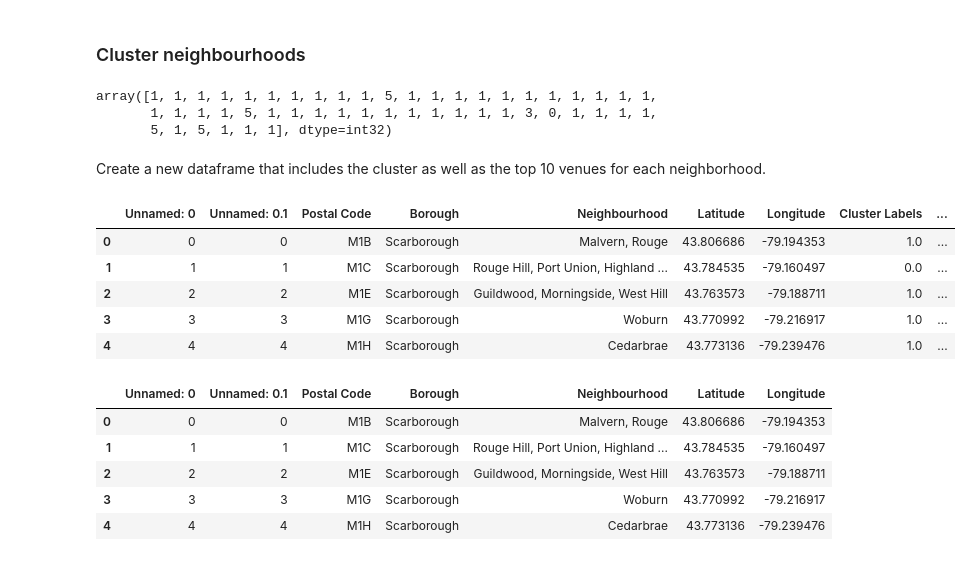
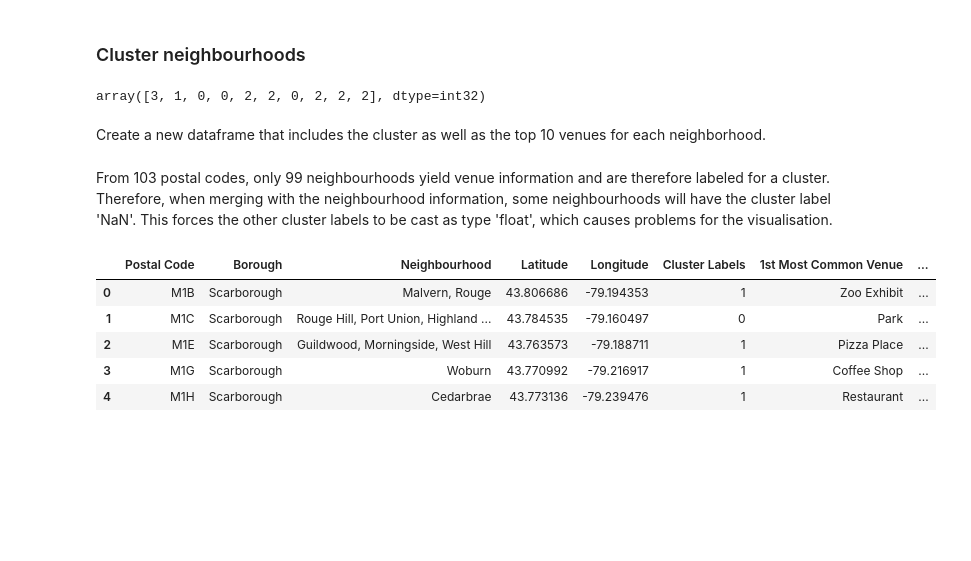
Before and after one commit to RubenSharpe/Coursera-Capstone, a Jupyter notebook: Toronto neighbourhoods part 3.ipynb, the cells around one changed output. Cells and saved outputs as stored; diff of their text form; code cells hidden in the pictures; blank space fills up the shorter version.

Commit message:
Completed analysis of Toronto neighbourhoods.

```diff
--- a/Toronto neighbourhoods part 3.ipynb
+++ b/Toronto neighbourhoods part 3.ipynb
@@ -57,7 +64,7 @@ map_toronto
 For all the Toronto neighbourhoods, obtain all the venues within a certain range from Foursquare. Start by defining a function that automates the get request.
 # %%
 # function that extracts venue names, locations and categories from location data in a dataframe
-def getNearbyVenues(names, latitudes, longitudes, radius=500):
+def getNearbyVenues(names, latitudes, longitudes, radius=1500): # radius is 1500 m because Toronto appears to be less dense than Manhattan
 
     venues_list=[]
     for name, lat, lng in zip(names, latitudes, longitudes):
@@ -219,6 +226,7 @@ neighbourhoods_venues_sorted['Neighbourhood'] = toronto_grouped['Neighbourhood']
 for ind in np.arange(toronto_grouped.shape[0]):
     neighbourhoods_venues_sorted.iloc[ind, 1:] = return_most_common_venues(toronto_grouped.iloc[ind, :], num_top_venues)
 
+temp = neighbourhoods_venues_sorted
 neighbourhoods_venues_sorted.head()
 # %% [output]
 |  | Neighbourhood | 1st Most Common Venue | 2nd Most Common Venue | 3rd Most Common Venue | 4th Most Common Venue | ... |
@@ -231,7 +239,7 @@ neighbourhoods_venues_sorted.head()
 ### Cluster neighbourhoods
 # %%
 # set number of clusters
-kclusters = 6
+kclusters = 5
 
 toronto_grouped_clustering = toronto_grouped.drop('Neighbourhood', 1)
 
@@ -239,36 +247,33 @@ toronto_grouped_clustering = toronto_grouped.drop('Neighbourhood', 1)
 kmeans = KMeans(n_clusters=kclusters, random_state=0).fit(toronto_grouped_clustering)
 
 # check cluster labels generated for each row in the dataframe
-kmeans.labels_[0:50]
+kmeans.labels_[0:10]
 # %% [output]
-array([1, 1, 1, 1, 1, 1, 1, 1, 1, 1, 5, 1, 1, 1, 1, 1, 1, 1, 1, 1, 1, 1,
-       1, 1, 1, 1, 5, 1, 1, 1, 1, 1, 1, 1, 1, 1, 1, 1, 3, 0, 1, 1, 1, 1,
-       5, 1, 5, 1, 1, 1], dtype=int32)
+array([3, 1, 0, 0, 2, 2, 0, 2, 2, 2], dtype=int32)
 # %% [markdown]
 Create a new dataframe that includes the cluster as well as the top 10 venues for each neighborhood.
+# %%
+# add clustering labels
+neighbourhoods_venues_sorted = temp
+neighbourhoods_venues_sorted.insert(0, 'Cluster Labels', kmeans.labels_)
+# %% [markdown]
+From 103 postal codes, only 99 neighbourhoods yield venue information and are therefore labeled for a cluster. Therefore, when merging with the neighbourhood information, some neighbourhoods will have the cluster label 'NaN'. This forces the other cluster labels to be cast as type 'float', which causes problems  for the visualisation.
 # %%
-# add clustering labels
-neighbourhoods_venues_sorted.insert(0, 'Cluster Labels', kmeans.labels_)
-
 toronto_merged = toronto_nbhs
 
 # merge toronto_grouped with toronto_data to add latitude/longitude for each neighbourhood
 toronto_merged = toronto_merged.join(neighbourhoods_venues_sorted.set_index('Neighbourhood'), on='Neighbourhood')
 
+
+# NaN' cluster labels are replaced with value 5, cluster labels are then recast as type 'int'
+toronto_merged['Cluster Labels'] = toronto_merged['Cluster Labels'].fillna(5)
+toronto_merged['Cluster Labels'] = toronto_merged['Cluster Labels'].astype(int)
+#toronto_merged.groupby(['Cluster Labels', 'Neighbourhood']).count()
 toronto_merged.head() # check the last columns!
 # %% [output]
-|  | Unnamed: 0 | Unnamed: 0.1 | Postal Code | Borough | Neighbourhood | Latitude | Longitude | Cluster Labels | ... |
-| 0 | 0 | 0 | M1B | Scarborough | Malvern, Rouge | 43.806686 | -79.194353 | 1.0 | ... |
-| 1 | 1 | 1 | M1C | Scarborough | Rouge Hill, Port Union, Highland ... | 43.784535 | -79.160497 | 0.0 | ... |
-| 2 | 2 | 2 | M1E | Scarborough | Guildwood, Morningside, West Hill | 43.763573 | -79.188711 | 1.0 | ... |
-| 3 | 3 | 3 | M1G | Scarborough | Woburn | 43.770992 | -79.216917 | 1.0 | ... |
-| 4 | 4 | 4 | M1H | Scarborough | Cedarbrae | 43.773136 | -79.239476 | 1.0 | ... |
+|  | Postal Code | Borough | Neighbourhood | Latitude | Longitude | Cluster Labels | 1st Most Common Venue | ... |
+| 0 | M1B | Scarborough | Malvern, Rouge | 43.806686 | -79.194353 | 1 | Zoo Exhibit | ... |
+| 1 | M1C | Scarborough | Rouge Hill, Port Union, Highland ... | 43.784535 | -79.160497 | 0 | Park | ... |
+| 2 | M1E | Scarborough | Guildwood, Morningside, West Hill | 43.763573 | -79.188711 | 1 | Pizza Place | ... |
+| 3 | M1G | Scarborough | Woburn | 43.770992 | -79.216917 | 1 | Coffee Shop | ... |
+| 4 | M1H | Scarborough | Cedarbrae | 43.773136 | -79.239476 | 1 | Restaurant | ... |
-# %%
-toronto_nbhs.head()
-# %% [output]
-|  | Unnamed: 0 | Unnamed: 0.1 | Postal Code | Borough | Neighbourhood | Latitude | Longitude |
-| 0 | 0 | 0 | M1B | Scarborough | Malvern, Rouge | 43.806686 | -79.194353 |
-| 1 | 1 | 1 | M1C | Scarborough | Rouge Hill, Port Union, Highland ... | 43.784535 | -79.160497 |
-| 2 | 2 | 2 | M1E | Scarborough | Guildwood, Morningside, West Hill | 43.763573 | -79.188711 |
-| 3 | 3 | 3 | M1G | Scarborough | Woburn | 43.770992 | -79.216917 |
-| 4 | 4 | 4 | M1H | Scarborough | Cedarbrae | 43.773136 | -79.239476 |
```
Also changed, not shown: parts of 33 cells of this notebook, 2 other files.
